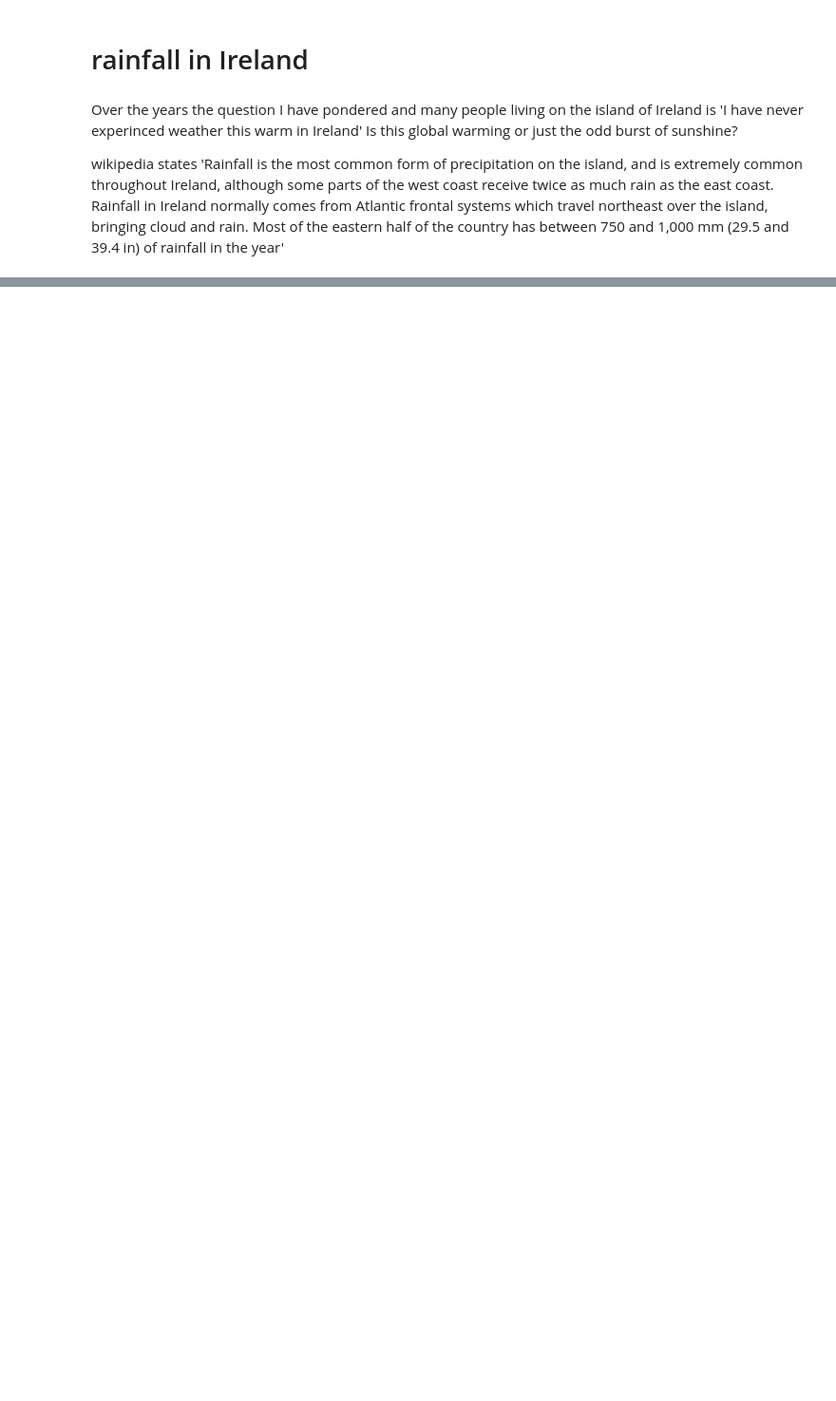
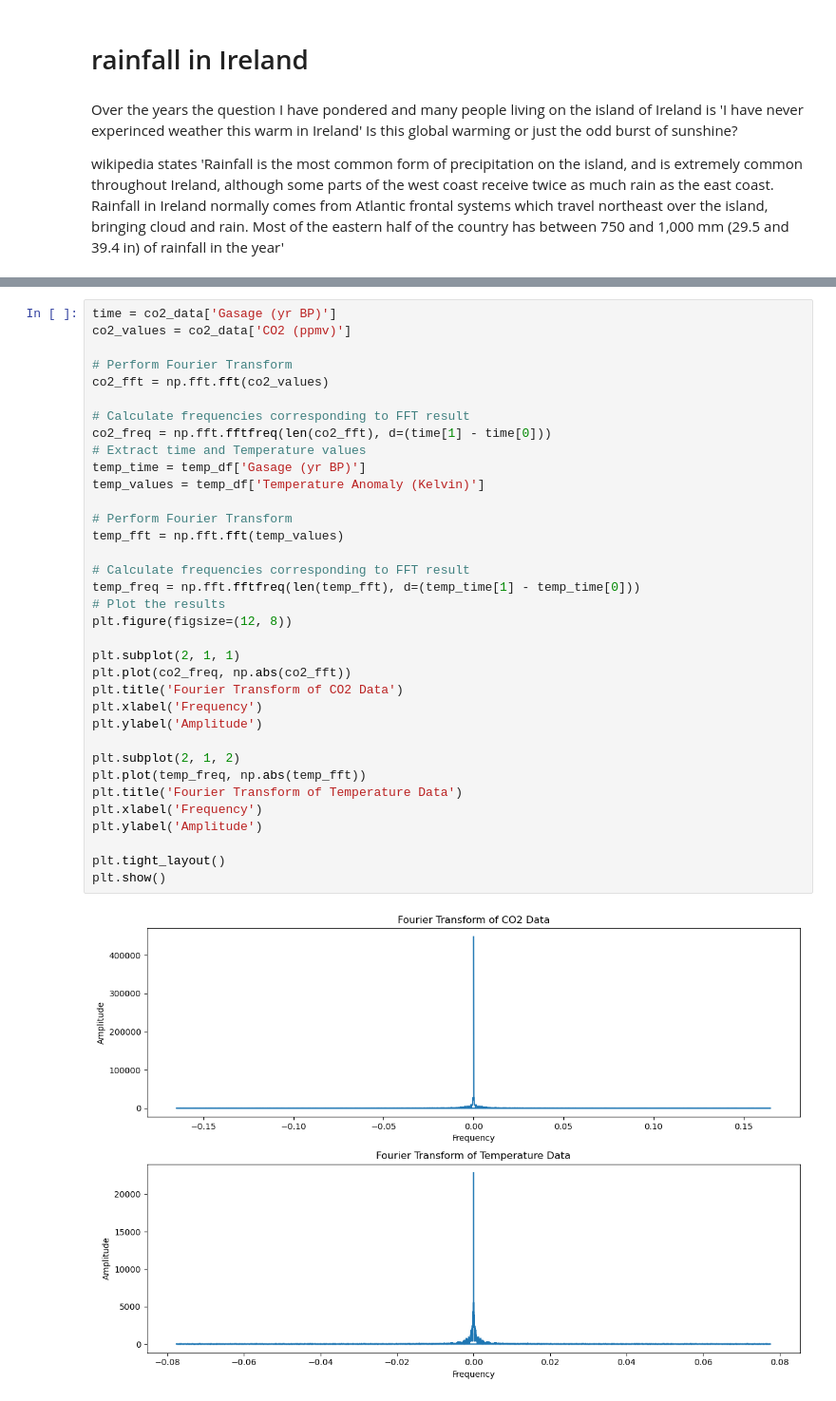
Before and after one commit to keithmmc/pda2, a Jupyter notebook: project2.ipynb, the cells around one changed output, grey strips where cells are left out. Shown at 95% size. Cells and saved outputs as stored; diff of their text form; blank space fills up the shorter version.

```diff
--- a/project2.ipynb
+++ b/project2.ipynb
@@ -491,0 +205,37 @@ plt.show()
+# %%
+time = co2_data['Gasage (yr BP)']
+co2_values = co2_data['CO2 (ppmv)']
+
+# Perform Fourier Transform
+co2_fft = np.fft.fft(co2_values)
+
+# Calculate frequencies corresponding to FFT result
+co2_freq = np.fft.fftfreq(len(co2_fft), d=(time[1] - time[0]))
+# Extract time and Temperature values
+temp_time = temp_df['Gasage (yr BP)']
+temp_values = temp_df['Temperature Anomaly (Kelvin)']
+
+# Perform Fourier Transform
+temp_fft = np.fft.fft(temp_values)
+
+# Calculate frequencies corresponding to FFT result
+temp_freq = np.fft.fftfreq(len(temp_fft), d=(temp_time[1] - temp_time[0]))
+# Plot the results
+plt.figure(figsize=(12, 8))
+
+plt.subplot(2, 1, 1)
+plt.plot(co2_freq, np.abs(co2_fft))
+plt.title('Fourier Transform of CO2 Data')
+plt.xlabel('Frequency')
+plt.ylabel('Amplitude')
+
+plt.subplot(2, 1, 2)
+plt.plot(temp_freq, np.abs(temp_fft))
+plt.title('Fourier Transform of Temperature Data')
+plt.xlabel('Frequency')
+plt.ylabel('Amplitude')
+
+plt.tight_layout()
+plt.show()
+# %% [output]
+[figure, added]
```
Also changed, not shown: parts of 63 cells of this notebook.
